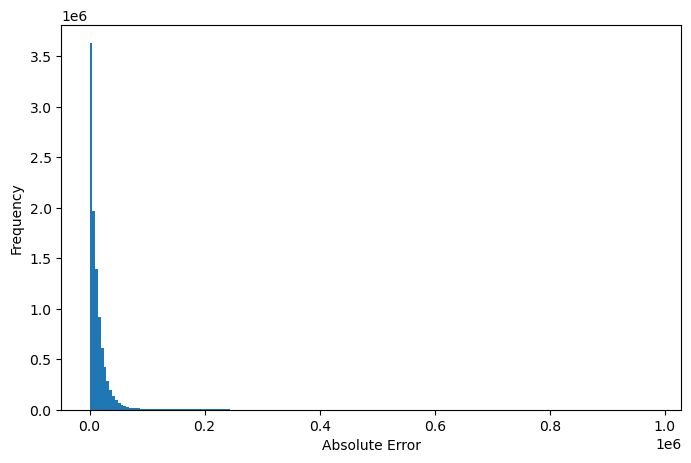
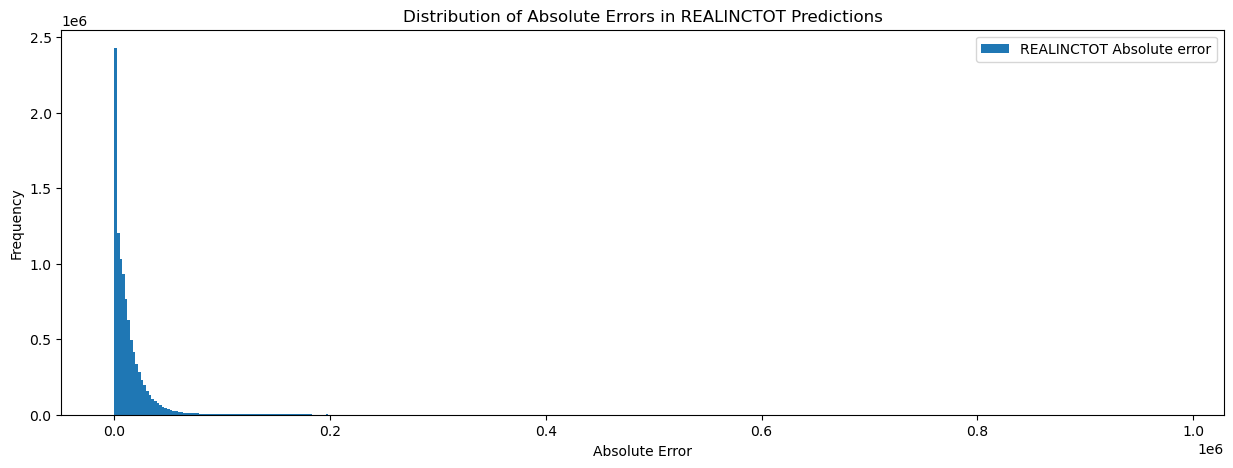
The notebook cell's code change between the first figure and the second:
--- before
+++ after
@@ -1,12 +1,14 @@
 errors_rdd = pred_test.select("error").rdd.flatMap(lambda x: x)
-bins, counts = errors_rdd.histogram(200)
+bins, counts = errors_rdd.histogram(400)
 
 import matplotlib.pyplot as plt
 
-plt.figure(figsize=(8,5))
-plt.bar(bins[:-1], counts, width=[bins[i+1]-bins[i] for i in range(len(bins)-1)], align='edge')
+plt.figure(figsize=(15,5))
+plt.bar(bins[:-1], counts, width=[bins[i+1]-bins[i] for i in range(len(bins)-1)], align='edge', label="REALINCTOT Absolute error")
 
 plt.xlabel("Absolute Error")
 plt.ylabel("Frequency")
+plt.title("Distribution of Absolute Errors in REALINCTOT Predictions")
+plt.legend()
 
 plt.show()

Commit: Updated second model notebook